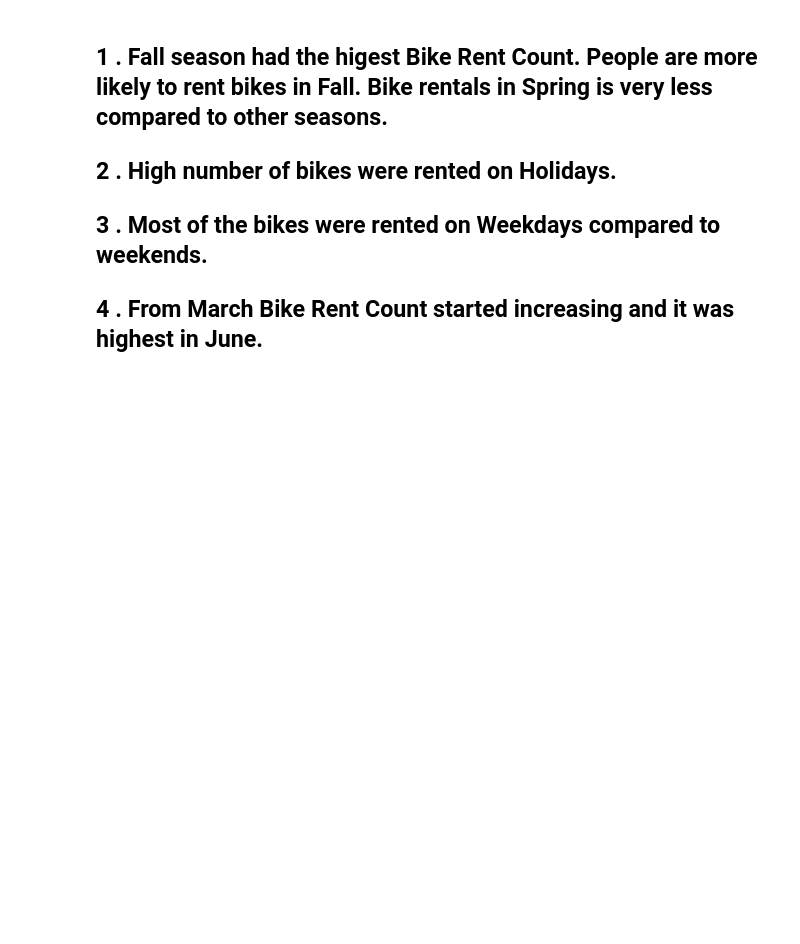
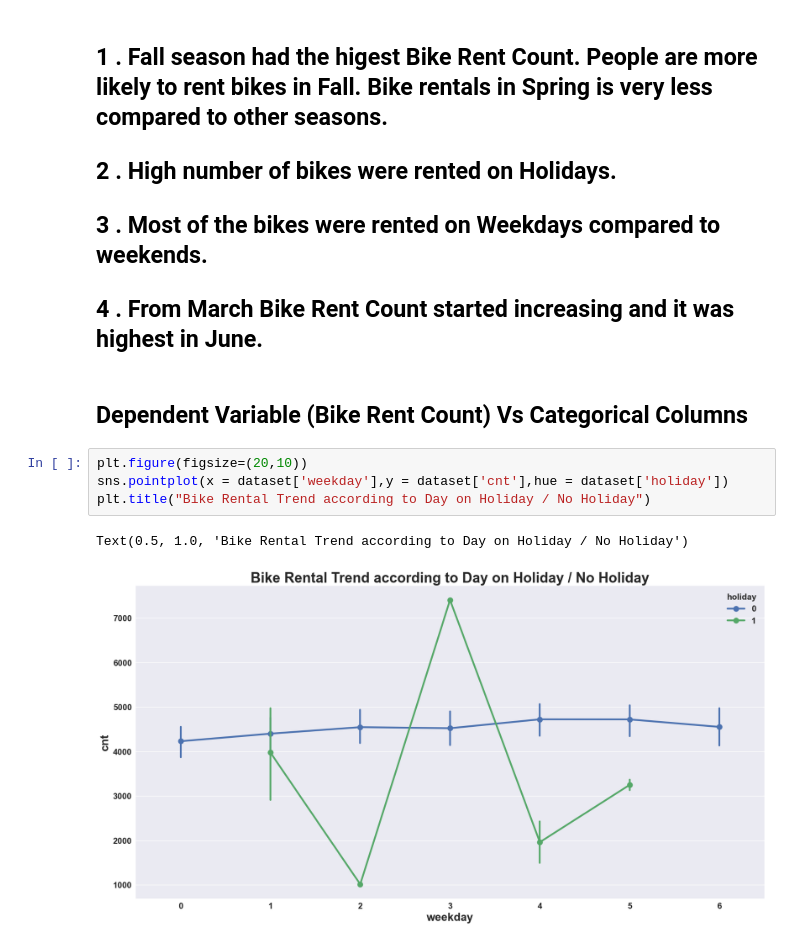
Before and after one commit to springboardmentor29803v-cpu/RideWise-Predicting-Bike-sharing-Demand, a Jupyter notebook: Project.ipynb, the cells around one changed output. Saved outputs shown, nothing was run; the diff lists cells and outputs as text; blank space fills up the shorter version.

```diff
--- a/Project.ipynb
+++ b/Project.ipynb
@@ -310,3 +311,12 @@ for col in categorical_columns:
 ## 2 . High number of bikes were rented on Holidays.
 ## 3 . Most of the bikes were rented on Weekdays compared to weekends.
 ## 4 . From March Bike Rent Count started increasing and it was highest in June.
+# %% [markdown]
+## Dependent Variable (Bike Rent Count) Vs Categorical Columns
+# %%
+plt.figure(figsize=(20,10))
+sns.pointplot(x = dataset['weekday'],y = dataset['cnt'],hue = dataset['holiday'])
+plt.title("Bike Rental Trend according to Day on Holiday / No Holiday")
+# %% [output]
+Text(0.5, 1.0, 'Bike Rental Trend according to Day on Holiday / No Holiday')
+[figure, added]
```
Also changed, not shown: parts of 57 cells of this notebook.
